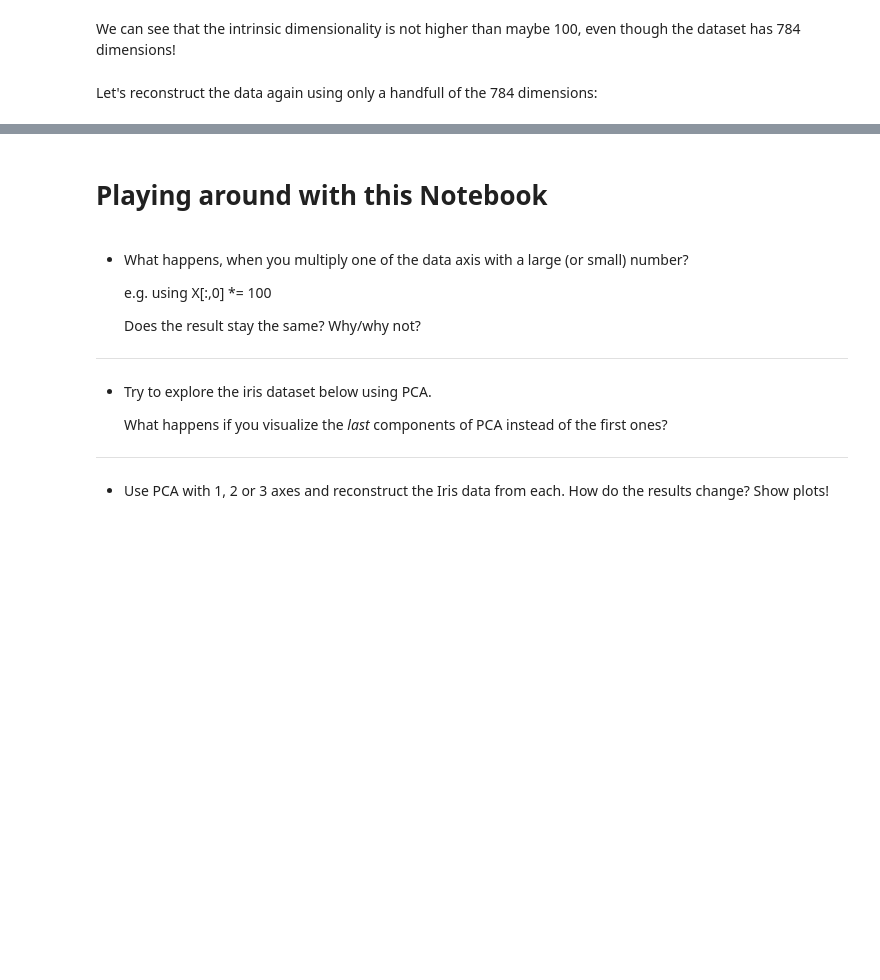
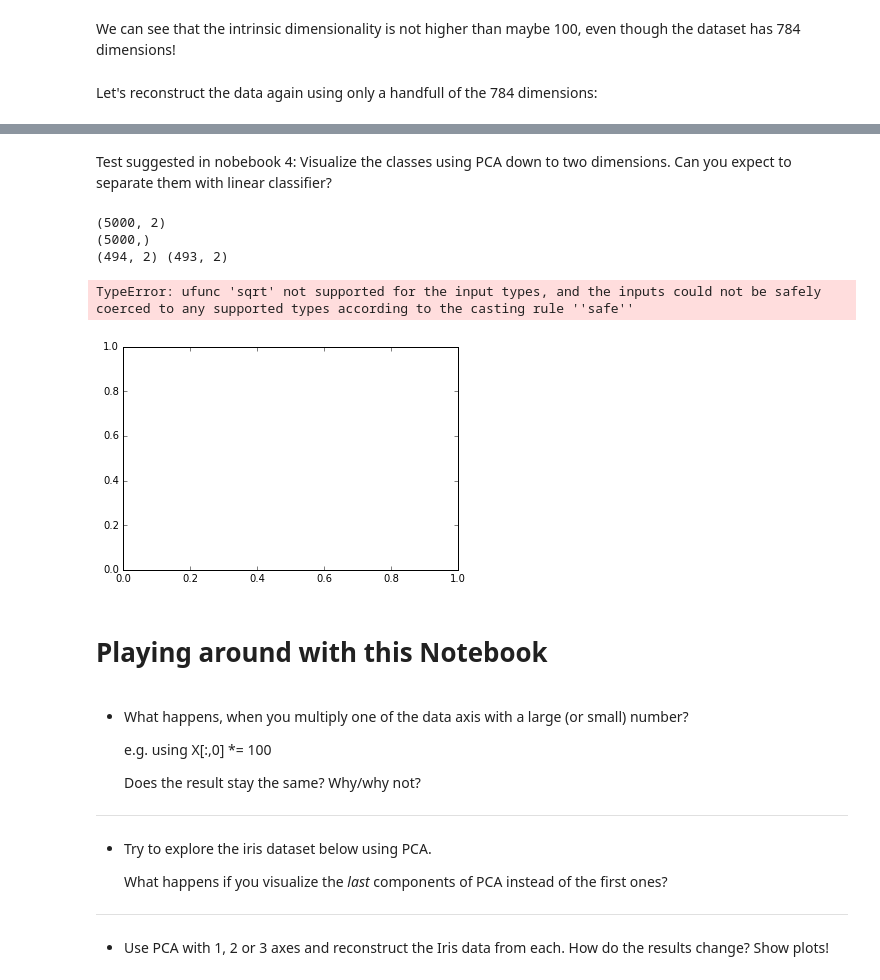
Before and after one commit to KirosG/python-notebooks, a Jupyter notebook: 1 - PCA.ipynb, the cells around one changed output, grey strips where cells are left out. Drawn from its saved outputs; the diff is of its cells as text; code cells hidden in the pictures; blank space fills up the shorter version.

Commit message:
extra tests

```diff
--- a/1 - PCA.ipynb
+++ b/1 - PCA.ipynb
@@ -290,3 +312,27 @@ plt.show()
+# %% [markdown]
+Test suggested in nobebook 4: Visualize the classes using PCA down to two dimensions. Can you expect to separate them with linear classifier?
+# %%
+X_digits, y_digits = mnist.data[-5000:], mnist.target[-5000:]
+# %%
+pca2 = PCA(2)
+X3_few_digits = pca2.fit_transform(X_digits)
+zer = X3_few_digits[y_digits==7]  # select all the rows of X where y is zero (i.e. the zeros)
+on = X3_few_digits[y_digits==9]   # select all the rows of X where y is one (i.e. the ones)
+print(X3_few_digits.shape)
+print(y_digits.shape)
+print(zer.shape, on.shape)
+# %% [output]
+(5000, 2)
+(5000,)
+(494, 2) (493, 2)
+# %%
+#plt.scatter(X3_few_digits[:-4000, 0], X3_few_digits[:-4000, 1])
+plt.scatter(zer[:,0],zer[:,1],c)
+plt.scatter(on[:,0],on[:,1],'r')
+plt.show()
+# %% [output]
+TypeError: ufunc 'sqrt' not supported for the input types, and the inputs could not be safely coerced to any supported types according to the casting rule ''safe''
+[figure, added]
 # %% [markdown]
 # Playing around with this Notebook
 # %% [markdown]
```
Also changed, not shown: parts of 20 cells of this notebook, 1 other file.
